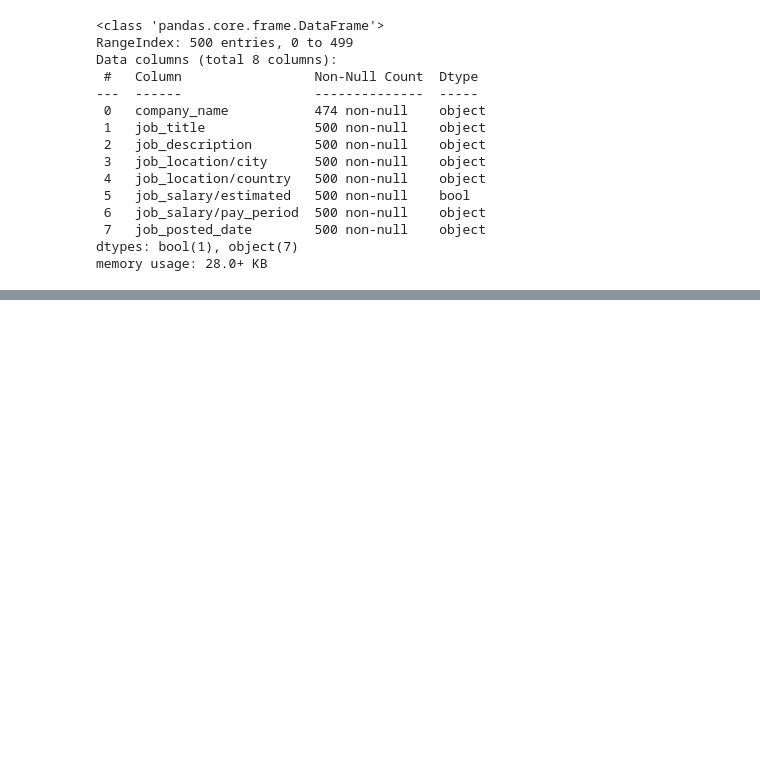
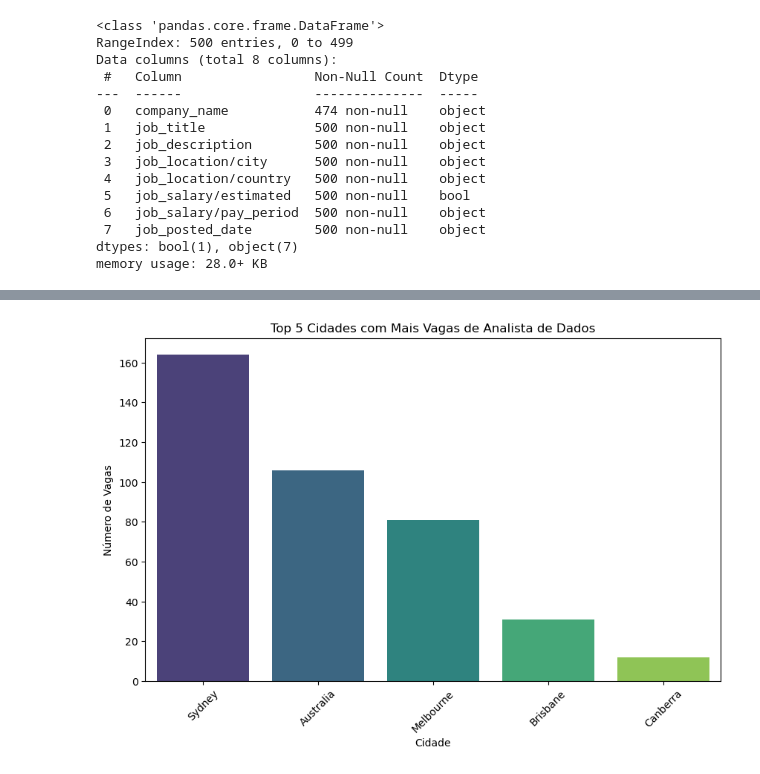
Before and after one commit to zovas98k/projeto-aplicado-mackenzie, a Jupyter notebook: AnaliseExp.ipynb, the cells around one changed output, grey strips where cells are left out. Saved outputs shown, nothing was run; the diff lists cells and outputs as text; code cells hidden in the pictures; blank space fills up the shorter version.

```diff
--- a/AnaliseExp.ipynb
+++ b/AnaliseExp.ipynb
@@ -54,0 +70,14 @@ memory usage: 28.0+ KB
+# %%
+# Pegar as cinco cidades com mais vagas
+top_cidades = vagas_por_cidade.head(5)
+
+# Visualizar as cinco cidades com mais vagas
+plt.figure(figsize=(10,6))
+sns.barplot(x=top_cidades.index, y=top_cidades.values, palette='viridis')
+plt.title('Top 5 Cidades com Mais Vagas de Analista de Dados')
+plt.xlabel('Cidade')
+plt.ylabel('Número de Vagas')
+plt.xticks(rotation=45)
+plt.show()
+# %% [output]
+[figure, added]
```
Also changed, not shown: parts of 4 cells of this notebook, 1 other file.
